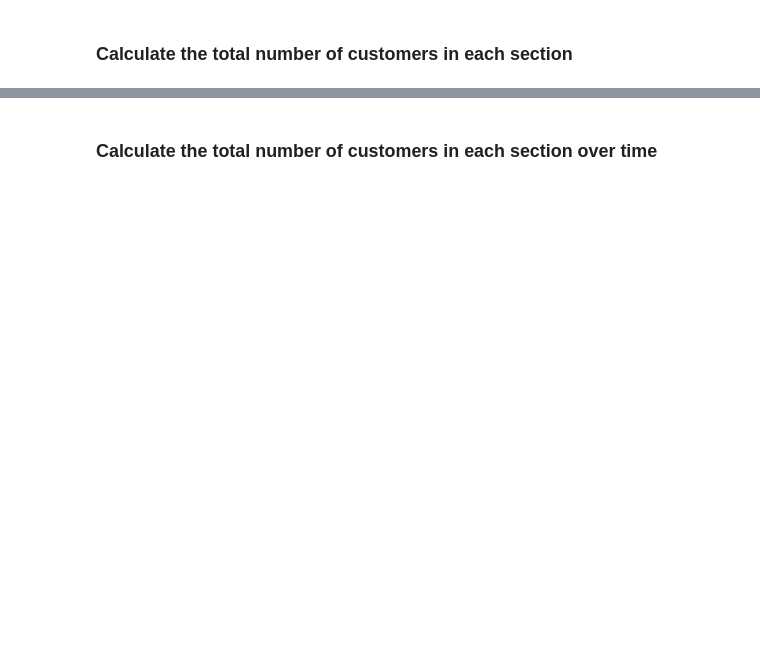
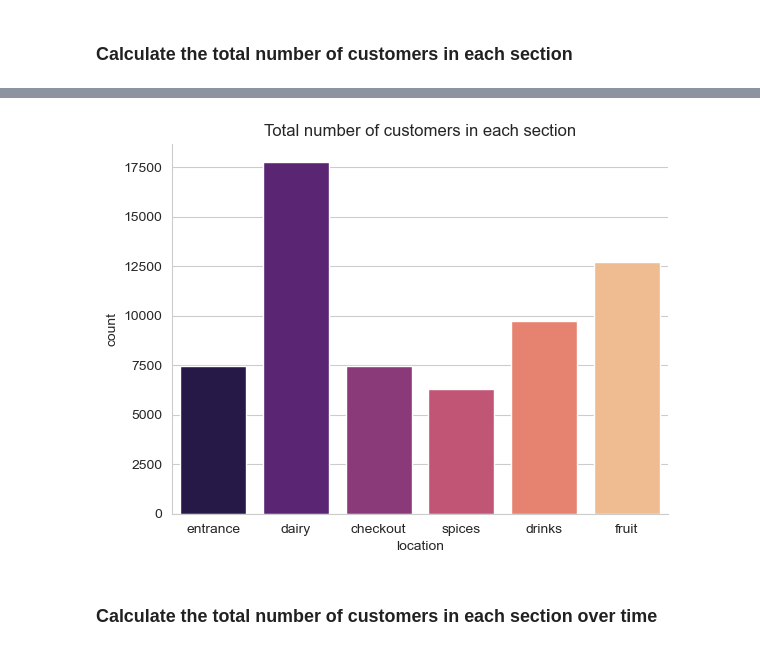
Before and after one commit to yotkadata/simulation_project, a Jupyter notebook: data_analysis.ipynb, the cells around one changed output, grey strips where cells are left out. Cells and saved outputs as stored; diff of their text form; code cells hidden in the pictures; blank space fills up the shorter version.

```diff
--- a/data_analysis.ipynb
+++ b/data_analysis.ipynb
@@ -8,2 +9,5 @@ import seaborn as sns
+# %%
+%matplotlib inline
+sns.set_style('whitegrid')
 # %%
 df = pd.read_csv("data/data_clean.csv", index_col=0, parse_dates=[2])
@@ -16,3 +36,10 @@ df_plot
+# %%
+sns.countplot(x="location", data=df, palette="magma")
+plt.title("Total number of customers in each section")
+sns.despine()
+plt.show();
+# %% [output]
+[figure, added]
 # %% [markdown]
 
 ### Calculate the total number of customers in each section over time
```
Also changed, not shown: parts of 16 cells of this notebook.
